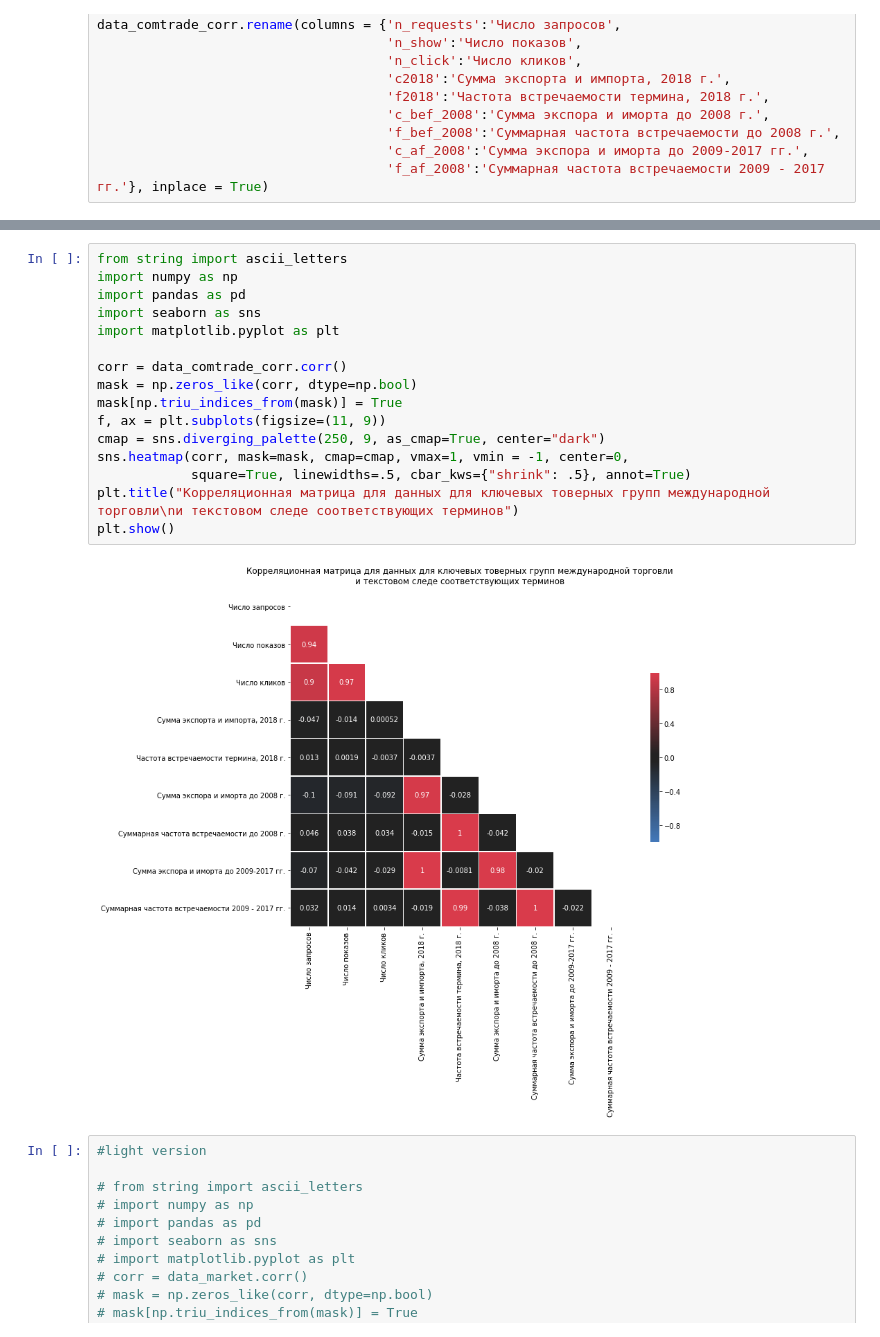
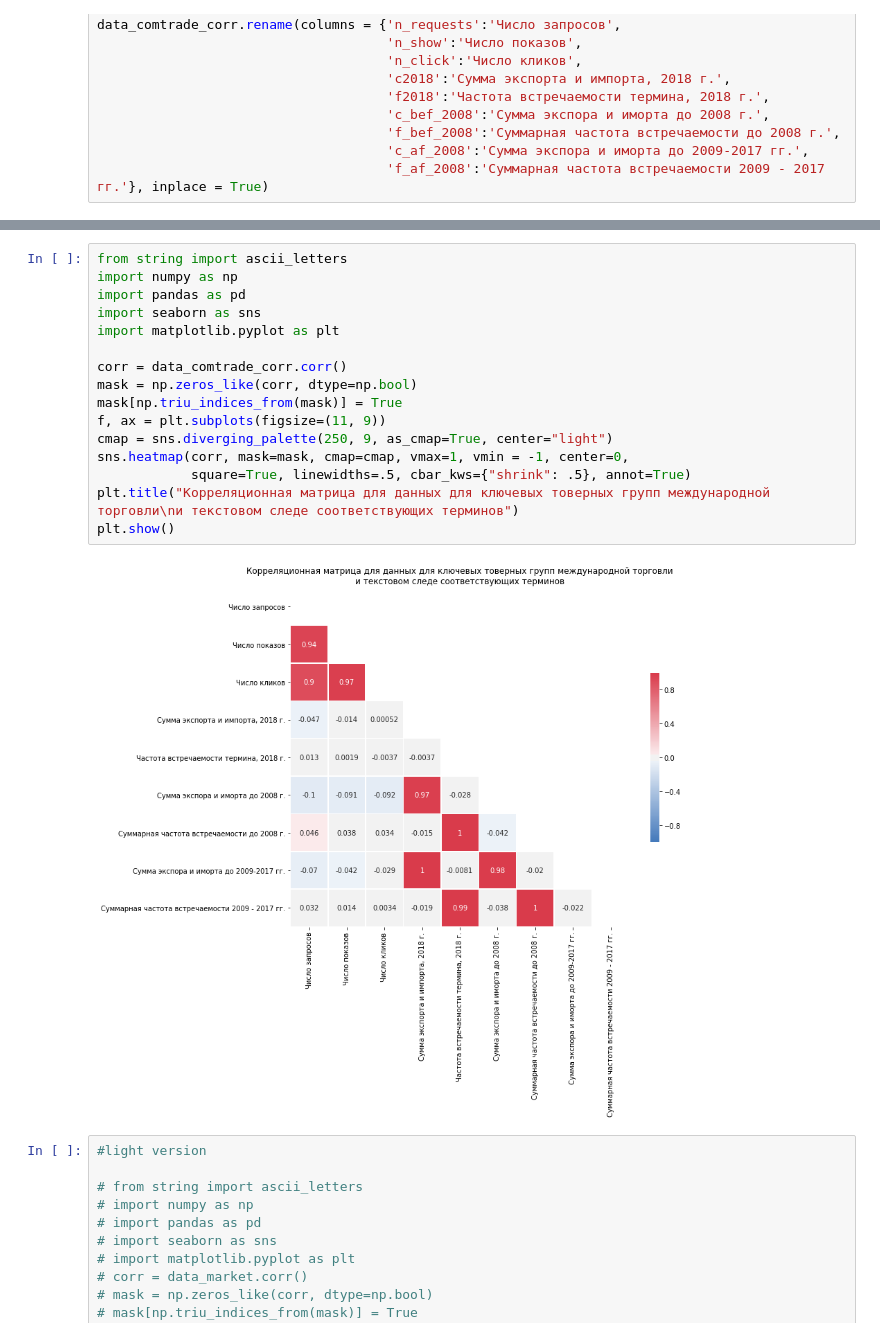
Before and after one commit to pallada-92/MMarketSizePrediction, a Jupyter notebook: models_jupyter/Collapsed_data_Yandex_metrics_work.ipynb, the cells around one changed output, grey strips where cells are left out. Cells and saved outputs as stored; diff of their text form.

```diff
--- a/models_jupyter/Collapsed_data_Yandex_metrics_work.ipynb
+++ b/models_jupyter/Collapsed_data_Yandex_metrics_work.ipynb
@@ -125,21 +125,21 @@ plt.show()
 # %%
 from string import ascii_letters
 import numpy as np
 import pandas as pd
 import seaborn as sns
 import matplotlib.pyplot as plt
 
 corr = data_comtrade_corr.corr()
 mask = np.zeros_like(corr, dtype=np.bool)
 mask[np.triu_indices_from(mask)] = True
 f, ax = plt.subplots(figsize=(11, 9))
-cmap = sns.diverging_palette(250, 9, as_cmap=True, center="dark")
+cmap = sns.diverging_palette(250, 9, as_cmap=True, center="light")
 sns.heatmap(corr, mask=mask, cmap=cmap, vmax=1, vmin = -1, center=0,
             square=True, linewidths=.5, cbar_kws={"shrink": .5}, annot=True)
 plt.title("Корреляционная матрица для данных для ключевых товерных групп международной торговли\nи текстовом следе соответствующих терминов")
 plt.show()
 # %% [output]
-[figure, old version]
+[figure, new version]
 # %%
 #light version
 
```
Also changed, not shown: parts of 8 cells of this notebook, 3 other files.
